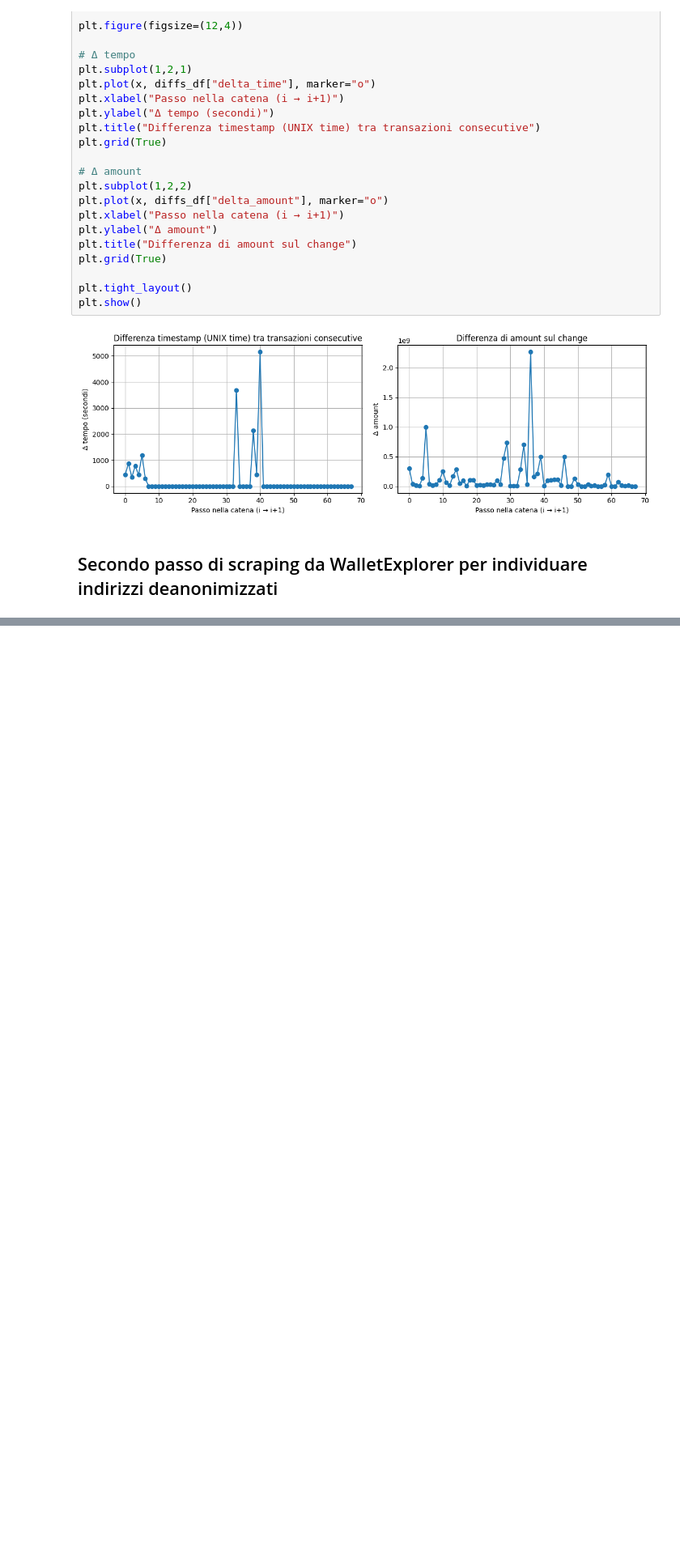
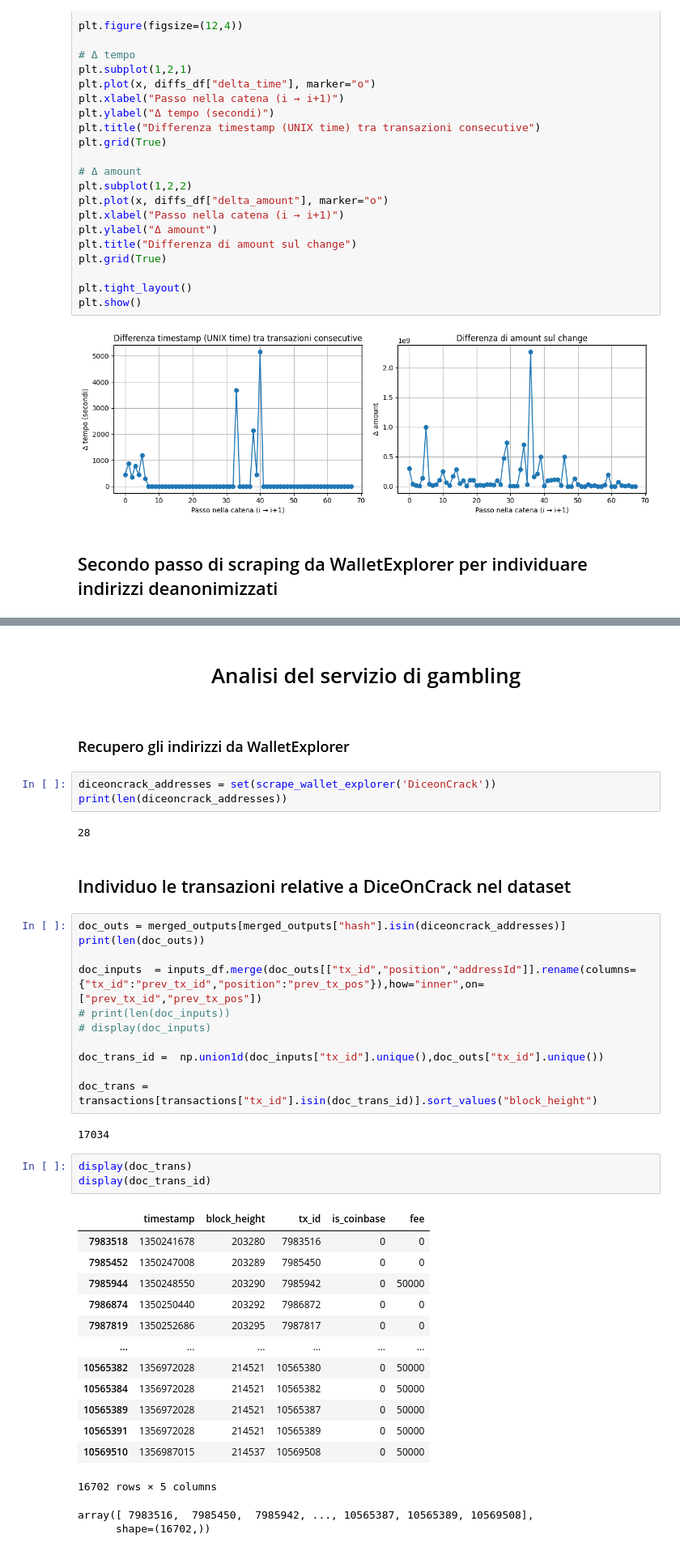
Before and after one commit to TaleWind28/Magician, a Jupyter notebook: Magician.ipynb, the cells around one changed output, grey strips where cells are left out. Shown at 81% size. Cells and saved outputs as stored; diff of their text form; blank space fills up the shorter version.

```diff
--- a/Magician.ipynb
+++ b/Magician.ipynb
@@ -636,0 +557,45 @@ plt.show()
+# %% [markdown]
+<center>
+
+  # Analisi del servizio di gambling
+# %% [markdown]
+### Recupero gli indirizzi da WalletExplorer
+# %%
+diceoncrack_addresses = set(scrape_wallet_explorer('DiceonCrack'))
+print(len(diceoncrack_addresses))
+# %% [output]
+28
+# %% [markdown]
+## Individuo le transazioni relative a DiceOnCrack nel dataset
+# %%
+doc_outs = merged_outputs[merged_outputs["hash"].isin(diceoncrack_addresses)]
+print(len(doc_outs))
+
+doc_inputs  = inputs_df.merge(doc_outs[["tx_id","position","addressId"]].rename(columns={"tx_id":"prev_tx_id","position":"prev_tx_pos"}),how="inner",on=["prev_tx_id","prev_tx_pos"])
+# print(len(doc_inputs))
+# display(doc_inputs)
+
+doc_trans_id =  np.union1d(doc_inputs["tx_id"].unique(),doc_outs["tx_id"].unique())
+
+doc_trans = transactions[transactions["tx_id"].isin(doc_trans_id)].sort_values("block_height")
+# %% [output]
+17034
+# %%
+display(doc_trans)
+display(doc_trans_id)
+# %% [output]
+|  | timestamp | block_height | tx_id | is_coinbase | fee |
+| 7983518 | 1350241678 | 203280 | 7983516 | 0 | 0 |
+| 7985452 | 1350247008 | 203289 | 7985450 | 0 | 0 |
+| 7985944 | 1350248550 | 203290 | 7985942 | 0 | 50000 |
+| 7986874 | 1350250440 | 203292 | 7986872 | 0 | 0 |
+| 7987819 | 1350252686 | 203295 | 7987817 | 0 | 0 |
+| ... | ... | ... | ... | ... | ... |
+| 10565382 | 1356972028 | 214521 | 10565380 | 0 | 50000 |
+| 10565384 | 1356972028 | 214521 | 10565382 | 0 | 50000 |
+| 10565389 | 1356972028 | 214521 | 10565387 | 0 | 50000 |
+| 10565391 | 1356972028 | 214521 | 10565389 | 0 | 50000 |
+| 10569510 | 1356987015 | 214537 | 10569508 | 0 | 50000 |
+16702 rows × 5 columns
+array([ 7983516,  7985450,  7985942, ..., 10565387, 10565389, 10569508],
+      shape=(16702,))
```
Also changed, not shown: parts of 25 cells of this notebook.
